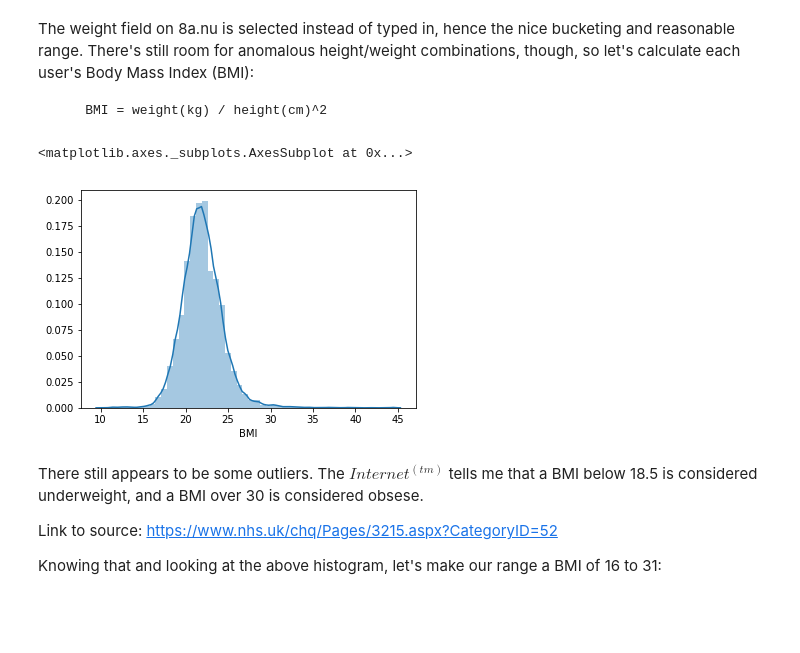
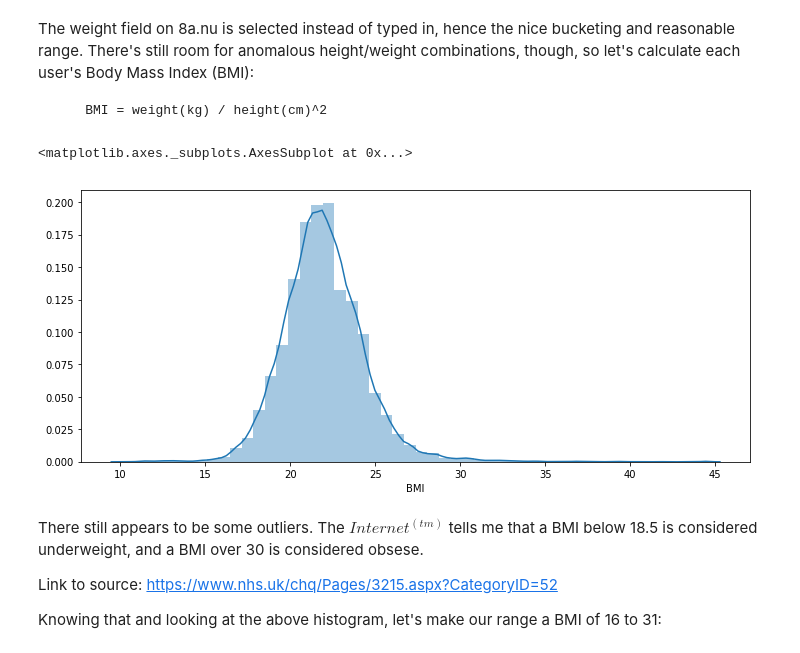
Before and after one commit to ssilber/Climbing-Rocks, a Jupyter notebook: Climbing-Rocks.ipynb, the cells around one changed output. Saved outputs shown, nothing was run; the diff lists cells and outputs as text; code cells hidden in the pictures; blank space fills up the shorter version.

```diff
--- a/Climbing-Rocks.ipynb
+++ b/Climbing-Rocks.ipynb
@@ -136,10 +145,12 @@ user['BMI'] = (user.weight) / ((user.height)/100)**2
 user['BMI_invalid'] = np.where((user.height_invalid ==1 ) | (user.weight_invalid == 1),1,0)
 # %%
 # Plot BMI distribution
+fig, ax = plt.subplots()
+fig.set_size_inches(12, 5)
 sns.distplot(user.BMI[user.BMI_invalid==0])
 # %% [output]
 <matplotlib.axes._subplots.AxesSubplot at 0x...>
-[figure, old version]
+[figure, new version]
 # %% [markdown]
 There still appears to be some outliers. The $Internet^{(tm)}$ tells me that a BMI below 18.5 is considered underweight, and a BMI over 30 is considered obsese.
 
```
Also changed, not shown: parts of 29 cells of this notebook, 1 other file.
